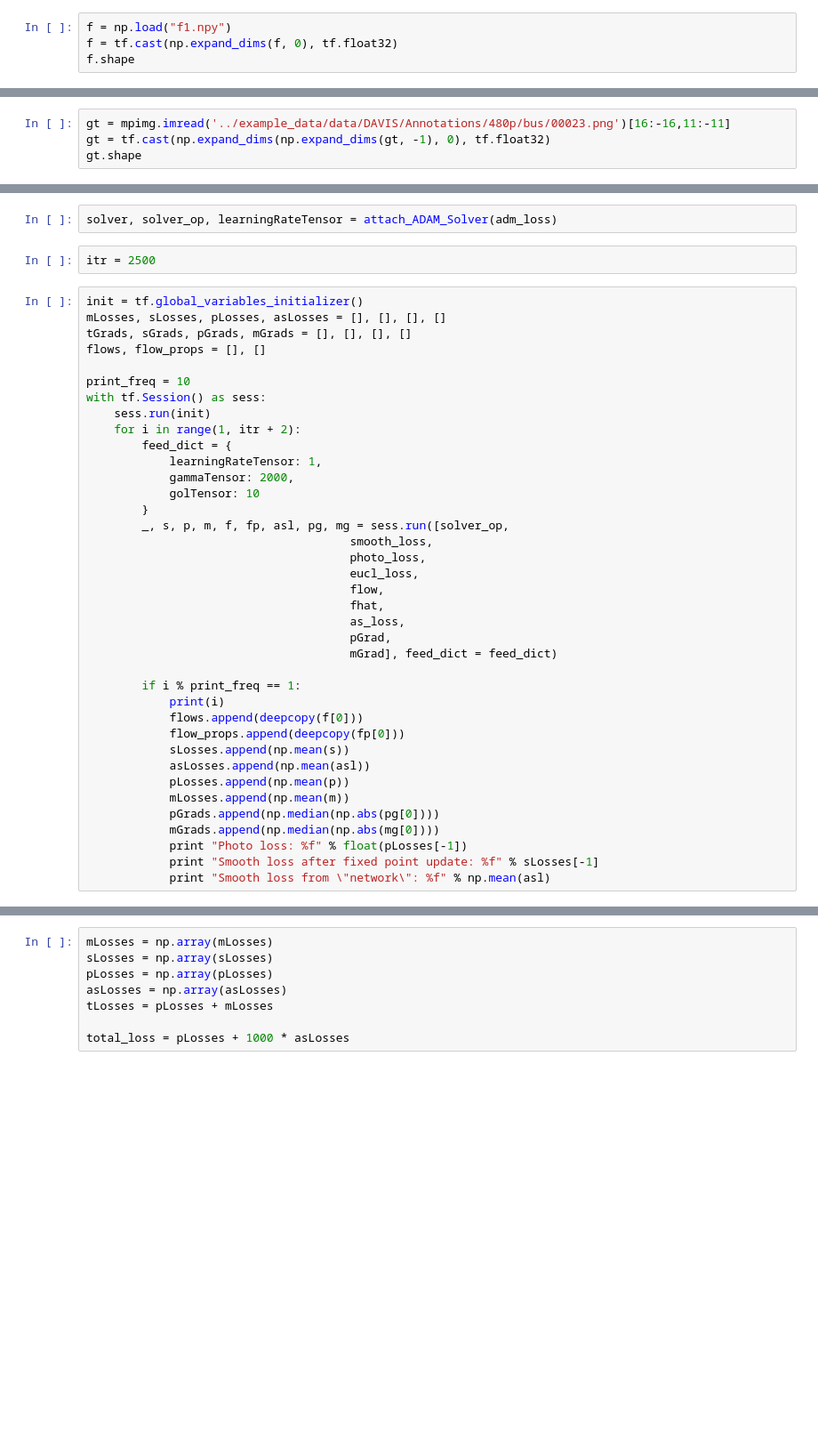
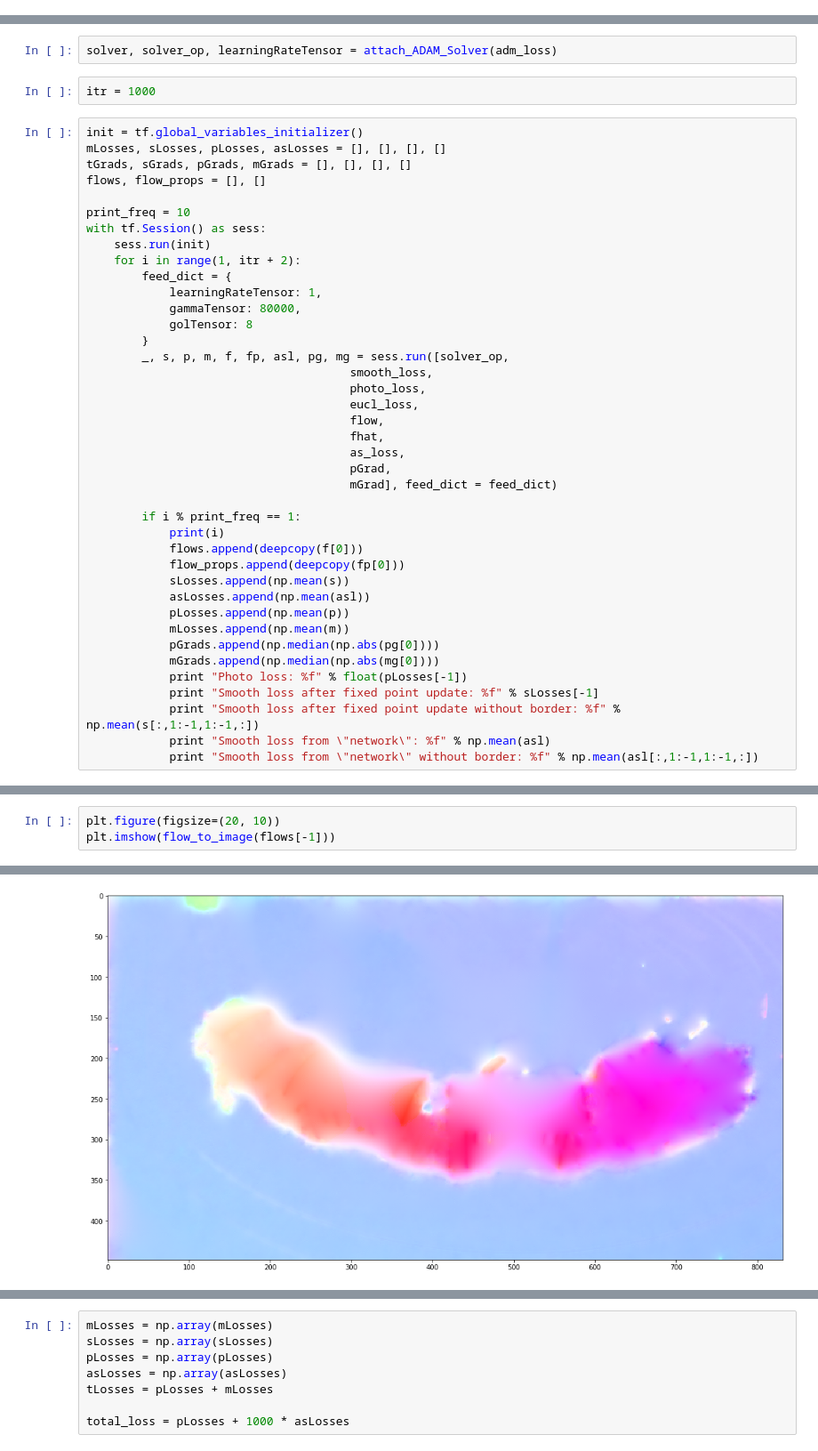
Before and after one commit to y788zhan/joint_seg_flow, a Jupyter notebook: src/shallow_ADM_train.ipynb, the cells around one changed output, grey strips where cells are left out. Shown at 89% size. Cells and saved outputs as stored; diff of their text form; blank space fills up the shorter version.

```diff
--- a/src/shallow_ADM_train.ipynb
+++ b/src/shallow_ADM_train.ipynb
@@ -142,7 +142,3 @@ def fixed_point_update(flow, gamma, itr):
         temp += gamma * flow_copy2
         flow_copy1 = temp / (normalizer + gamma)
     return flow_copy1
-# %%
-f = np.load("f1.npy")
-f = tf.cast(np.expand_dims(f, 0), tf.float32)
-f.shape
@@ -151,4 +144,0 @@ TensorShape([Dimension(1), Dimension(448), Dimension(832), Dimension(2)])
-# %%
-gt = mpimg.imread('../example_data/data/DAVIS/Annotations/480p/bus/00023.png')[16:-16,11:-11]
-gt = tf.cast(np.expand_dims(np.expand_dims(gt, -1), 0), tf.float32)
-gt.shape
@@ -216,7 +188,7 @@ def attach_ADAM_Solver(loss):
 # %%
 solver, solver_op, learningRateTensor = attach_ADAM_Solver(adm_loss)
 # %%
-itr = 2500
+itr = 1000
 # %%
 init = tf.global_variables_initializer()
 mLosses, sLosses, pLosses, asLosses = [], [], [], []
@@ -229,8 +201,8 @@ with tf.Session() as sess:
     for i in range(1, itr + 2):
         feed_dict = {
             learningRateTensor: 1,
-            gammaTensor: 2000,
-            golTensor: 10
+            gammaTensor: 80000,
+            golTensor: 8
         }
         _, s, p, m, f, fp, asl, pg, mg = sess.run([solver_op,
                                       smooth_loss,
@@ -254,6 +226,8 @@ with tf.Session() as sess:
             mGrads.append(np.median(np.abs(mg[0])))
             print "Photo loss: %f" % float(pLosses[-1])
             print "Smooth loss after fixed point update: %f" % sLosses[-1]
+            print "Smooth loss after fixed point update without border: %f" % np.mean(s[:,1:-1,1:-1,:])
             print "Smooth loss from \"network\": %f" % np.mean(asl)
+            print "Smooth loss from \"network\" without border: %f" % np.mean(asl[:,1:-1,1:-1,:])
 # %% [output]
 1
@@ -276,0 +250,4 @@ KeyboardInterrupt:
+# %%
+plt.figure(figsize=(20, 10))
+plt.imshow(flow_to_image(flows[-1]))
+# %% [output]
@@ -276,0 +259 @@ KeyboardInterrupt:
+[figure, added]
```
Also changed, not shown: parts of 13 cells of this notebook, 22 other files.
